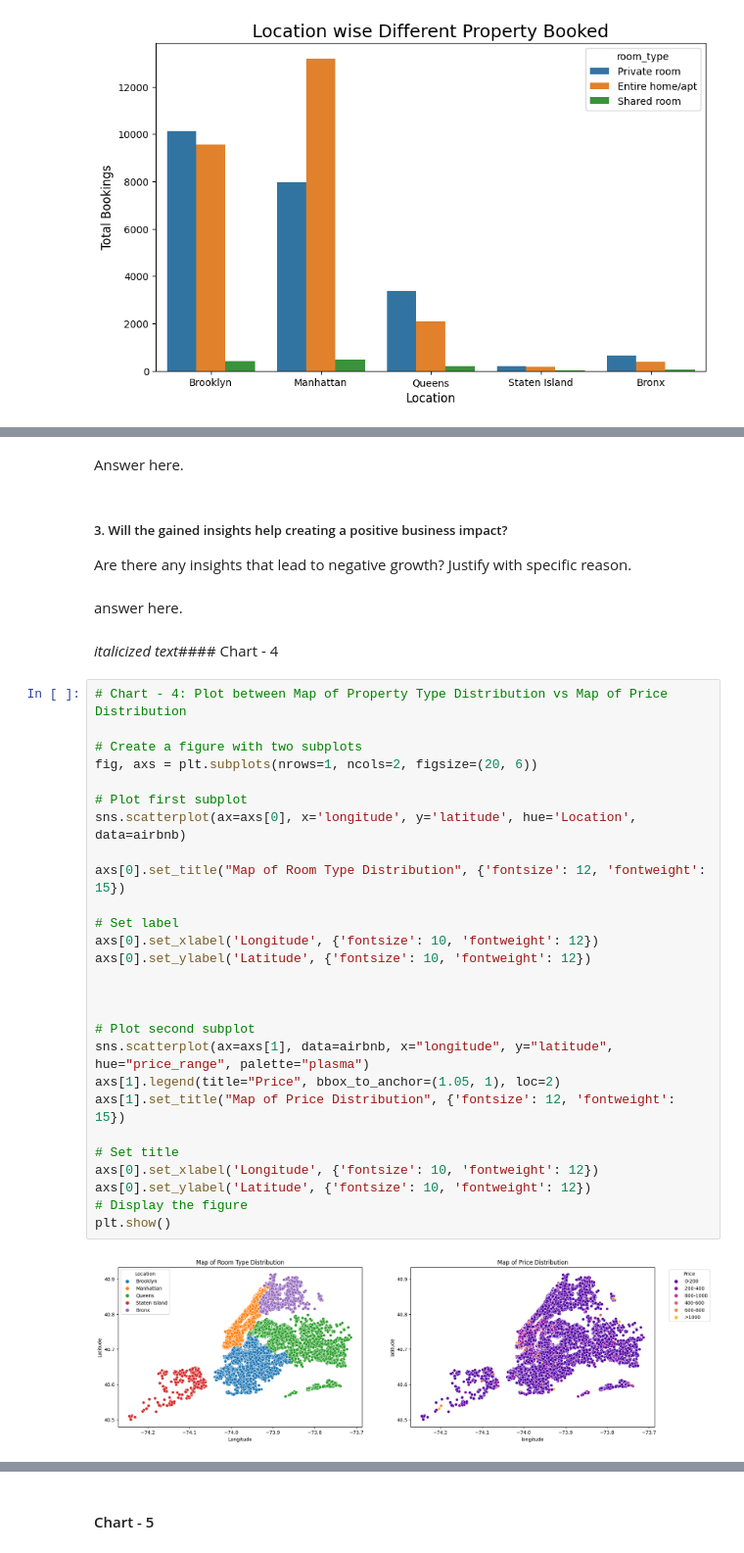
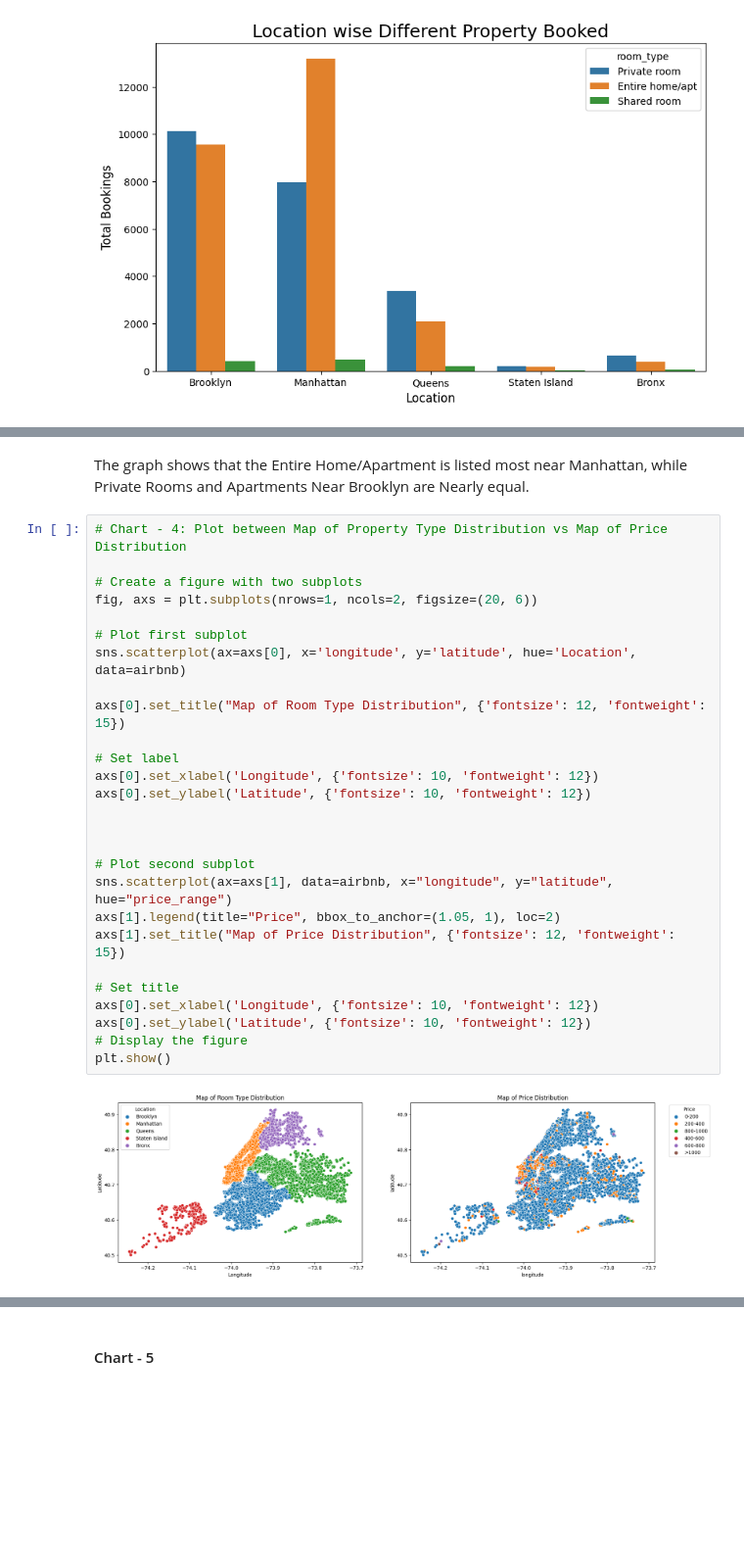
Before and after one commit to Sharik2610/Air-Bnb-Booking-Analysis---EDA, a Jupyter notebook: EDA_ON_AIRBNB_by_sharik.ipynb, the cells around one changed output, grey strips where cells are left out. Shown at 98% size. Saved outputs shown, nothing was run; the diff lists cells and outputs as text; blank space fills up the shorter version.

```diff
--- a/EDA_ON_AIRBNB_by_sharik.ipynb
+++ b/EDA_ON_AIRBNB_by_sharik.ipynb
@@ -378,38 +366,31 @@ answer here
-# %% [markdown]
-Answer here.
-# %% [markdown]
-##### 3. Will the gained insights help creating a positive business impact?
-Are there any insights that lead to negative growth? Justify with specific reason.
-# %% [markdown]
-answer here.
-# %% [markdown]
-*italicized text*#### Chart - 4
+# %% [markdown]
+The graph shows that the Entire Home/Apartment is listed most near Manhattan, while Private Rooms and Apartments Near Brooklyn are Nearly equal.
 # %%
 # Chart - 4: Plot between Map of Property Type Distribution vs Map of Price Distribution
 
 # Create a figure with two subplots
 fig, axs = plt.subplots(nrows=1, ncols=2, figsize=(20, 6))
 
 # Plot first subplot
 sns.scatterplot(ax=axs[0], x='longitude', y='latitude', hue='Location', data=airbnb)
 
 axs[0].set_title("Map of Room Type Distribution", {'fontsize': 12, 'fontweight': 15})
 
 # Set label
 axs[0].set_xlabel('Longitude', {'fontsize': 10, 'fontweight': 12})
 axs[0].set_ylabel('Latitude', {'fontsize': 10, 'fontweight': 12})
 
 
 
 # Plot second subplot
-sns.scatterplot(ax=axs[1], data=airbnb, x="longitude", y="latitude", hue="price_range", palette="plasma")
+sns.scatterplot(ax=axs[1], data=airbnb, x="longitude", y="latitude", hue="price_range")
 axs[1].legend(title="Price", bbox_to_anchor=(1.05, 1), loc=2)
 axs[1].set_title("Map of Price Distribution", {'fontsize': 12, 'fontweight': 15})
 
 # Set title
 axs[0].set_xlabel('Longitude', {'fontsize': 10, 'fontweight': 12})
 axs[0].set_ylabel('Latitude', {'fontsize': 10, 'fontweight': 12})
 # Display the figure
 plt.show()
 # %% [output]
-[figure, old version]
+[figure, new version]
```
Also changed, not shown: parts of 92 cells of this notebook.
